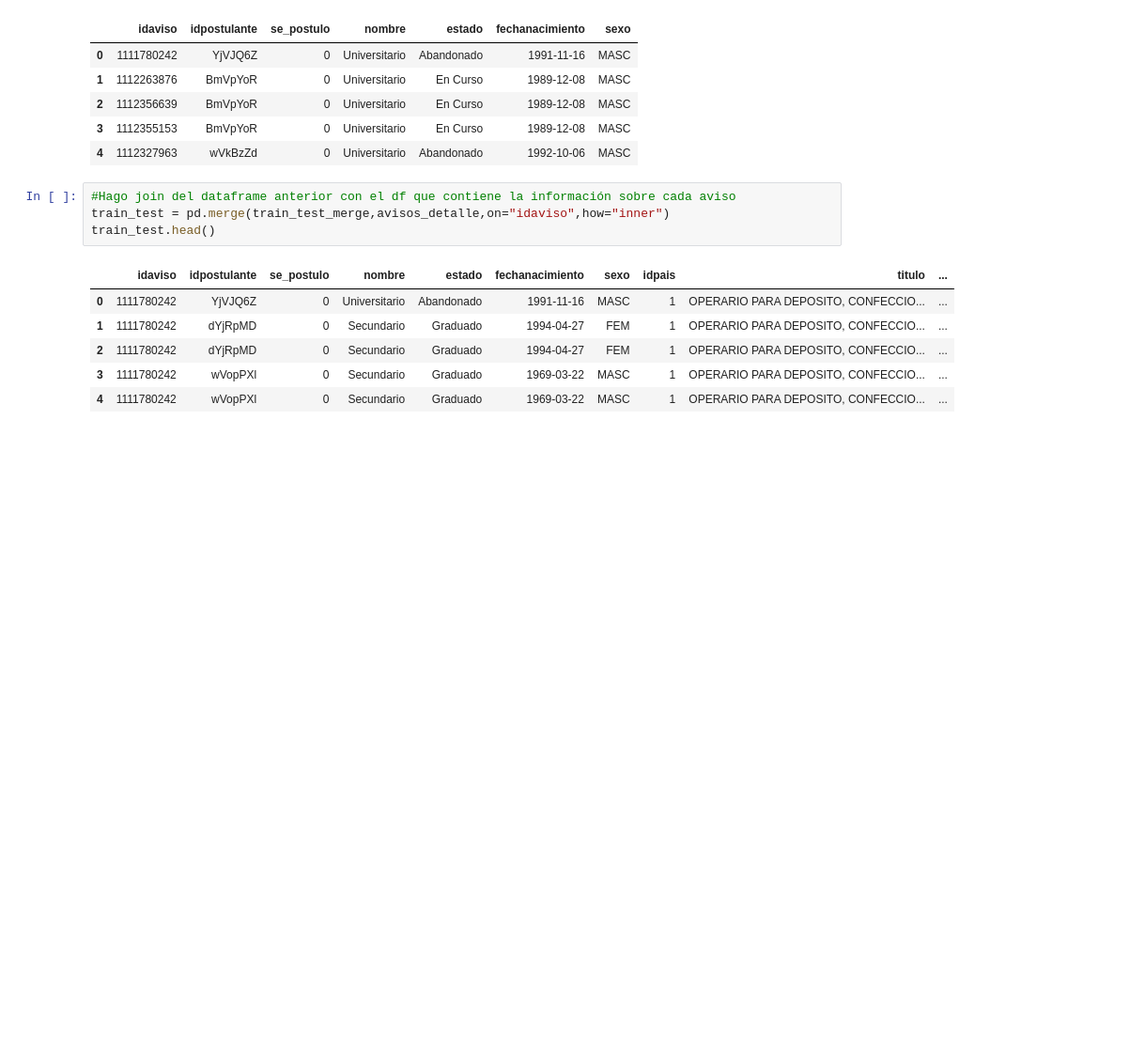
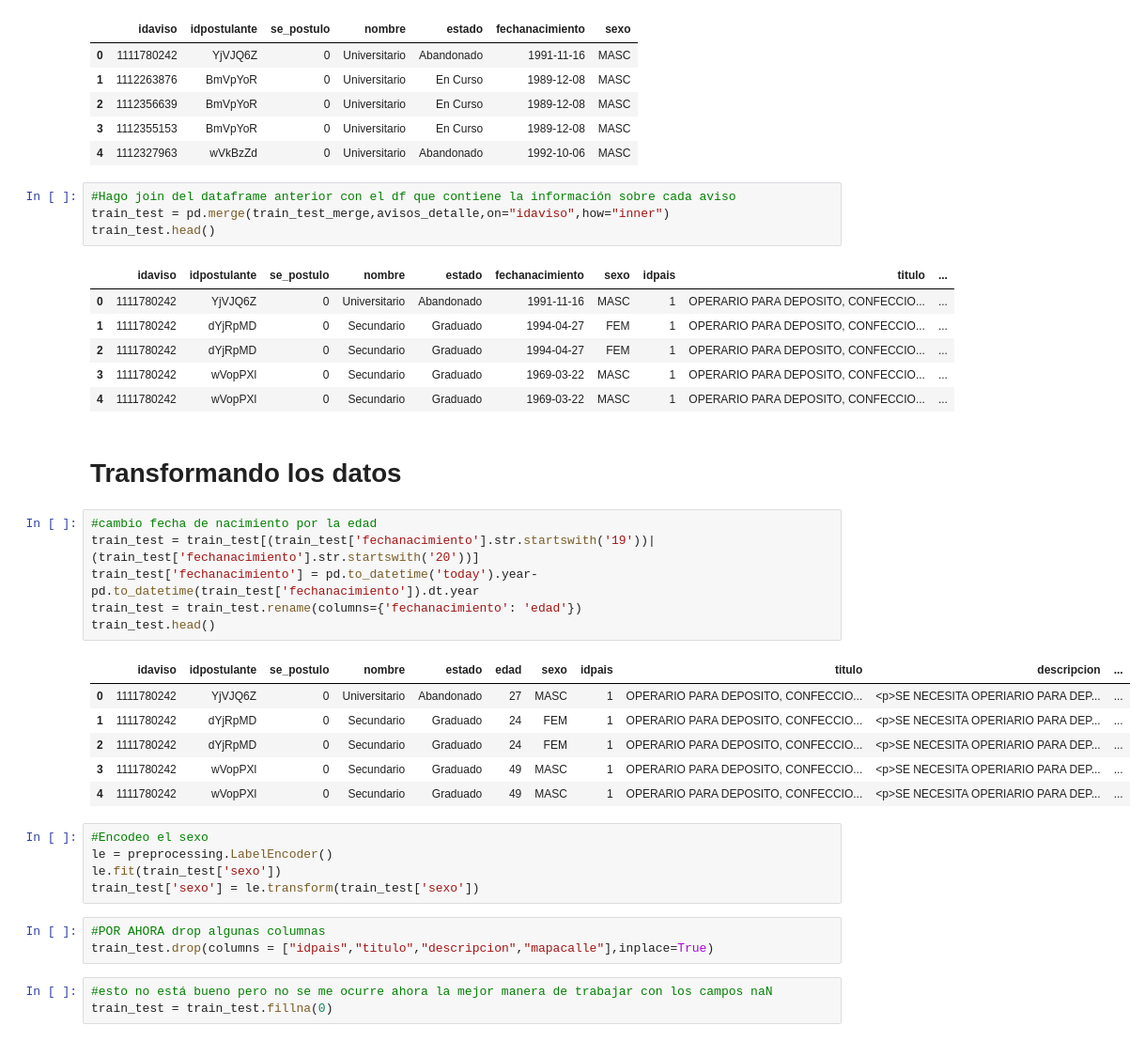
Before and after one commit to czuczinsky/TP2-Machine-Learning, a Jupyter notebook: Genera df modelo.ipynb, the cells around one changed output. Shown: that part at 94% size. Saved outputs shown, nothing was run; the diff lists cells and outputs as text; blank space fills up the shorter version.

```diff
--- a/Genera df modelo.ipynb
+++ b/Genera df modelo.ipynb
@@ -125,3 +117,29 @@ train_test.head()
 | 2 | 1111780242 | dYjRpMD | 0 | Secundario | Graduado | 1994-04-27 | FEM | 1 | OPERARIO PARA DEPOSITO, CONFECCIO... | ... |
 | 3 | 1111780242 | wVopPXl | 0 | Secundario | Graduado | 1969-03-22 | MASC | 1 | OPERARIO PARA DEPOSITO, CONFECCIO... | ... |
 | 4 | 1111780242 | wVopPXl | 0 | Secundario | Graduado | 1969-03-22 | MASC | 1 | OPERARIO PARA DEPOSITO, CONFECCIO... | ... |
+# %% [markdown]
+# Transformando los datos
+# %%
+#cambio fecha de nacimiento por la edad
+train_test = train_test[(train_test['fechanacimiento'].str.startswith('19'))| (train_test['fechanacimiento'].str.startswith('20'))]
+train_test['fechanacimiento'] = pd.to_datetime('today').year-pd.to_datetime(train_test['fechanacimiento']).dt.year
+train_test = train_test.rename(columns={'fechanacimiento': 'edad'})
+train_test.head()
+# %% [output]
+|  | idaviso | idpostulante | se_postulo | nombre | estado | edad | sexo | idpais | titulo | descripcion | ... |
+| 0 | 1111780242 | YjVJQ6Z | 0 | Universitario | Abandonado | 27 | MASC | 1 | OPERARIO PARA DEPOSITO, CONFECCIO... | <p>SE NECESITA OPERIARIO PARA DEP... | ... |
+| 1 | 1111780242 | dYjRpMD | 0 | Secundario | Graduado | 24 | FEM | 1 | OPERARIO PARA DEPOSITO, CONFECCIO... | <p>SE NECESITA OPERIARIO PARA DEP... | ... |
+| 2 | 1111780242 | dYjRpMD | 0 | Secundario | Graduado | 24 | FEM | 1 | OPERARIO PARA DEPOSITO, CONFECCIO... | <p>SE NECESITA OPERIARIO PARA DEP... | ... |
+| 3 | 1111780242 | wVopPXl | 0 | Secundario | Graduado | 49 | MASC | 1 | OPERARIO PARA DEPOSITO, CONFECCIO... | <p>SE NECESITA OPERIARIO PARA DEP... | ... |
+| 4 | 1111780242 | wVopPXl | 0 | Secundario | Graduado | 49 | MASC | 1 | OPERARIO PARA DEPOSITO, CONFECCIO... | <p>SE NECESITA OPERIARIO PARA DEP... | ... |
+# %%
+#Encodeo el sexo
+le = preprocessing.LabelEncoder()
+le.fit(train_test['sexo'])
+train_test['sexo'] = le.transform(train_test['sexo'])
+# %%
+#POR AHORA drop algunas columnas
+train_test.drop(columns = ["idpais","titulo","descripcion","mapacalle"],inplace=True)
+# %%
+#esto no está bueno pero no se me ocurre ahora la mejor manera de trabajar con los campos naN
+train_test = train_test.fillna(0)
```
Also changed, not shown: parts of 8 cells of this notebook.
